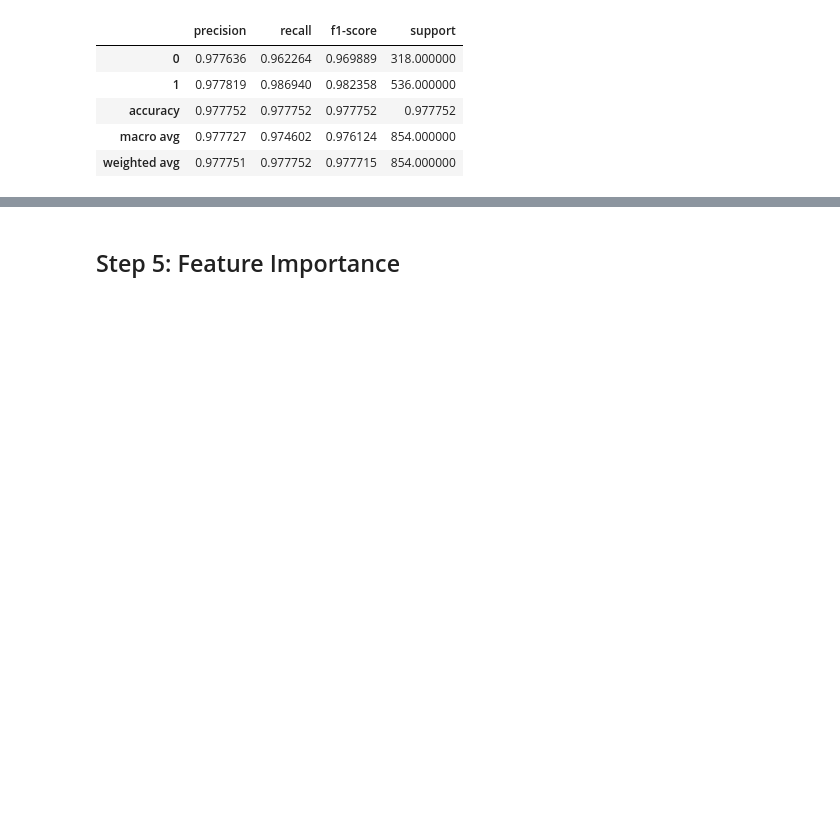
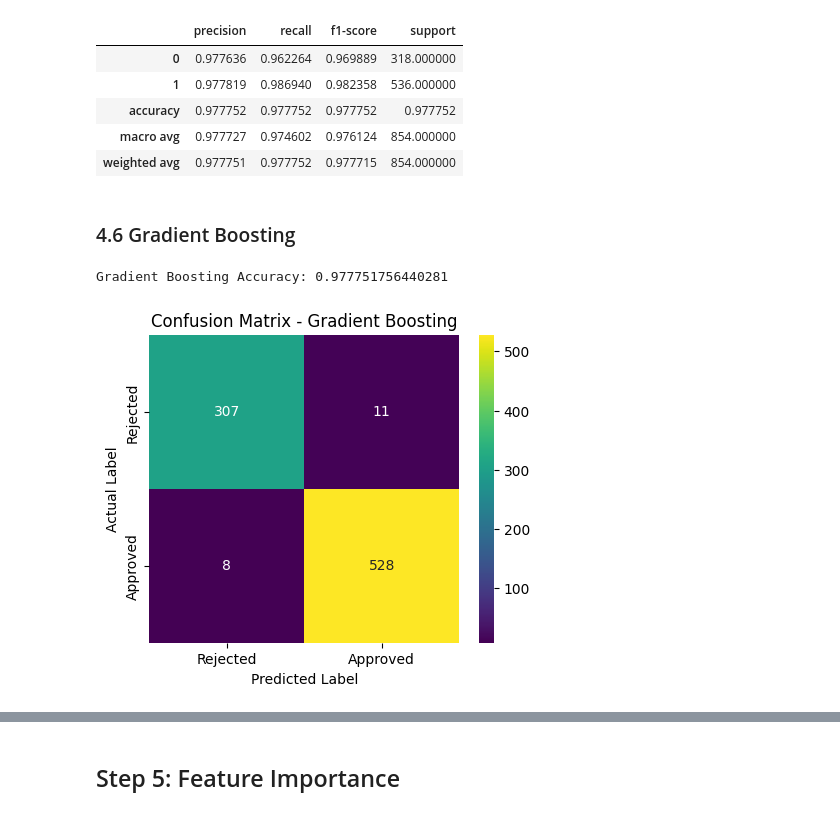
Before and after one commit to vaishnavisingla222/loan_approval_ml, a Jupyter notebook: notebooks/Loan Approval Prediction ML.ipynb, the cells around one changed output, grey strips where cells are left out. Saved outputs shown, nothing was run; the diff lists cells and outputs as text; code cells hidden in the pictures; blank space fills up the shorter version.

```diff
--- a/notebooks/Loan Approval Prediction ML.ipynb
+++ b/notebooks/Loan Approval Prediction ML.ipynb
@@ -407,3 +407,5 @@ Classification Report:
 | accuracy | 0.977752 | 0.977752 | 0.977752 | 0.977752 |
 | macro avg | 0.977727 | 0.974602 | 0.976124 | 854.000000 |
 | weighted avg | 0.977751 | 0.977752 | 0.977715 | 854.000000 |
+# %% [markdown]
+### 4.6 Gradient Boosting
@@ -409,0 +414,33 @@ Classification Report:
+# %%
+gb = GradientBoostingClassifier(
+    n_estimators=100,
+    learning_rate=0.1,
+    max_depth=3,
+    random_state=42
+)
+gb.fit(xTrain, yTrain)
+yPredGB = gb.predict(xTest)
+# %%
+print("Gradient Boosting Accuracy:", accuracy_score(yTest, yPredGB))
+# %% [output]
+Gradient Boosting Accuracy: 0.977751756440281
+# %%
+cmGB = confusion_matrix(yTest, yPredGB)
+
+plt.figure(figsize=(5,4))
+sns.heatmap(
+    cmGB,
+    annot=True,
+    fmt='d',
+    cmap='viridis',
+    xticklabels=["Rejected", "Approved"],
+    yticklabels=["Rejected", "Approved"]
+)
+
+plt.title("Confusion Matrix - Gradient Boosting")
+plt.xlabel("Predicted Label")
+plt.ylabel("Actual Label")
+
+plt.show()
+# %% [output]
+[figure, added]
```
Also changed, not shown: parts of 14 cells of this notebook, 1 other file.
